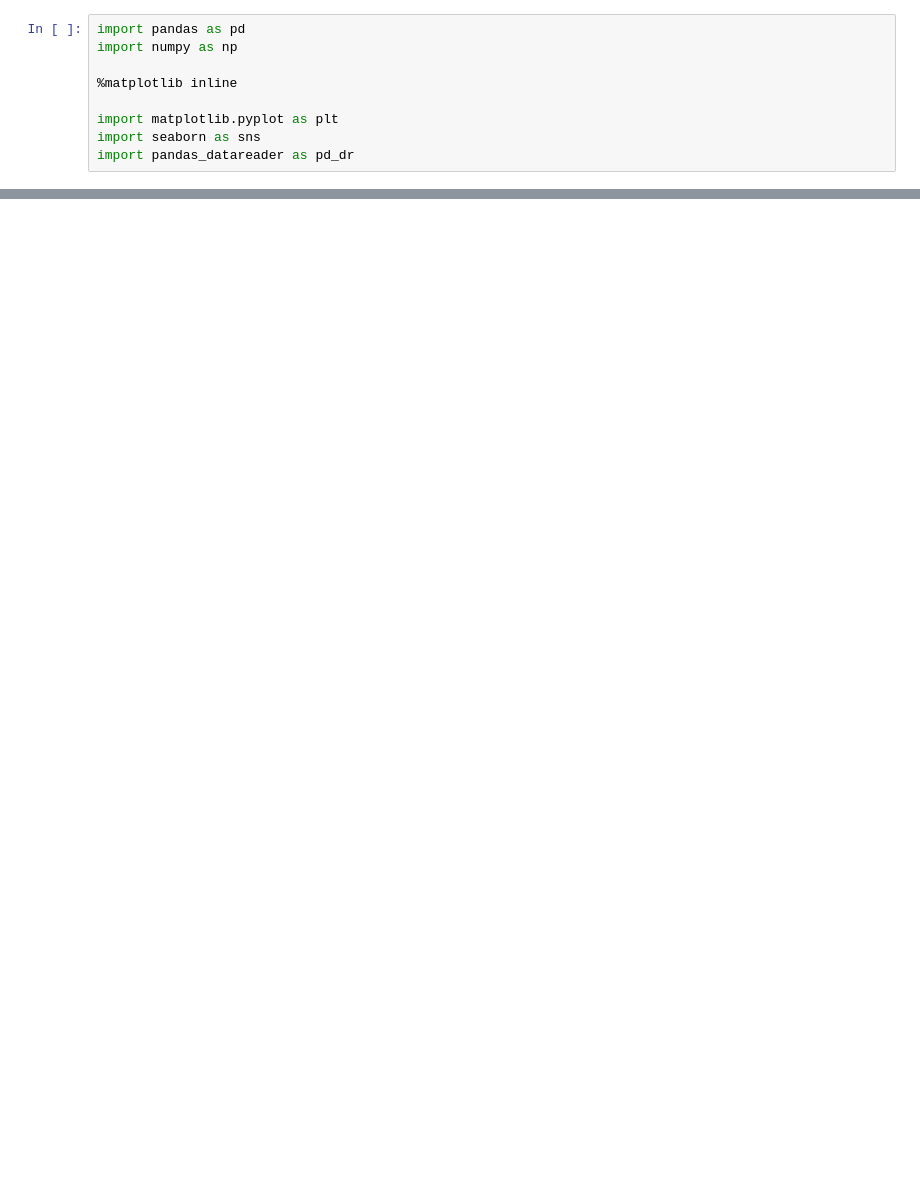
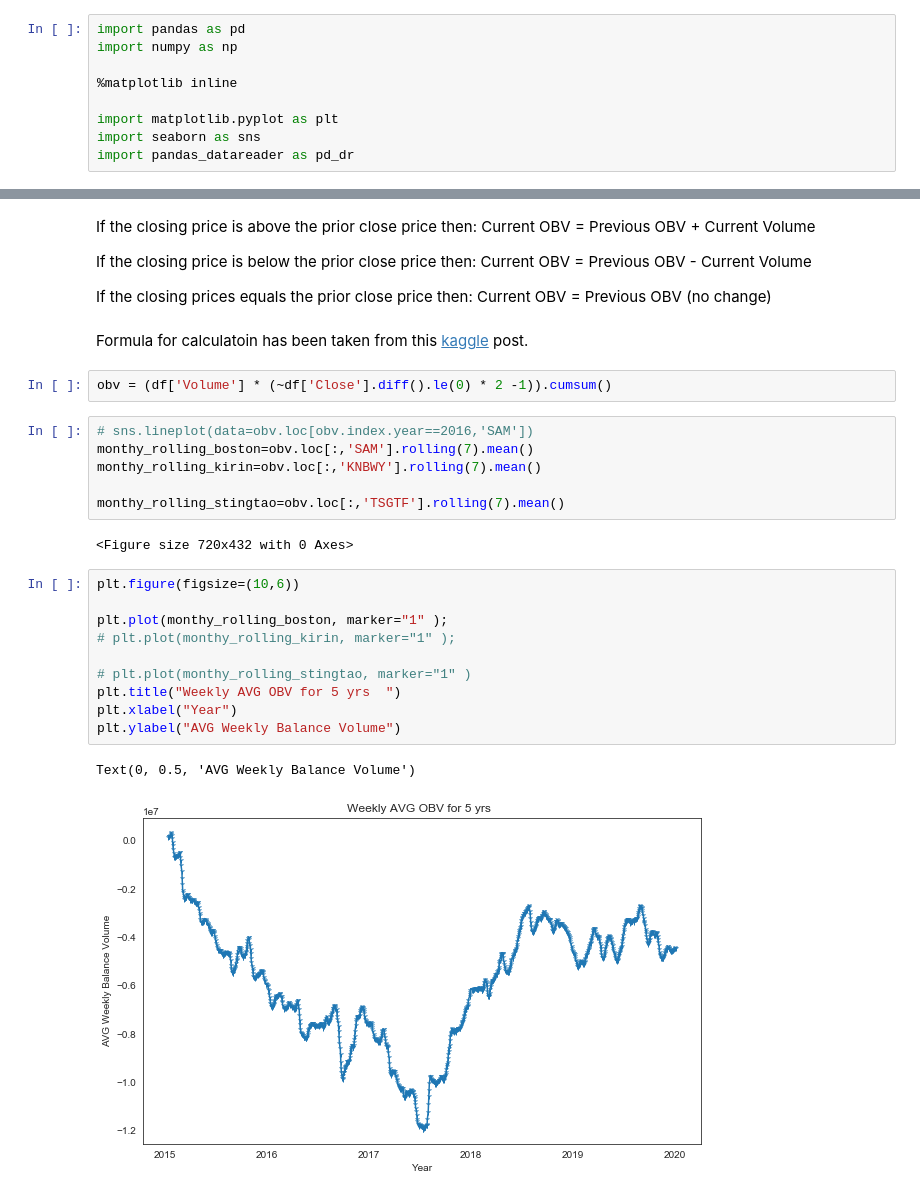
Before and after one commit to nibukdk/Stock-Analysis, a Jupyter notebook: stock_analysis.ipynb, the cells around one changed output, grey strips where cells are left out. Drawn from its saved outputs; the diff is of its cells as text; blank space fills up the shorter version.

```diff
--- a/stock_analysis.ipynb
+++ b/stock_analysis.ipynb
@@ -16,0 +111,31 @@ df = df_original.copy()
+# %% [markdown]
+If the closing price is above the prior close price then: Current OBV = Previous OBV + Current Volume
+
+If the closing price is below the prior close price then: Current OBV = Previous OBV - Current Volume
+
+If the closing prices equals the prior close price then: Current OBV = Previous OBV (no change)
+# %% [markdown]
+Formula for calculatoin has been taken from this [kaggle](https://www.kaggle.com/kratisaxena/stock-market-technical-indicators-visualization#Stock-Market-Visualization) post.
+# %%
+obv = (df['Volume'] * (~df['Close'].diff().le(0) * 2 -1)).cumsum()
+# %%
+# sns.lineplot(data=obv.loc[obv.index.year==2016,'SAM'])
+monthy_rolling_boston=obv.loc[:,'SAM'].rolling(7).mean()
+monthy_rolling_kirin=obv.loc[:,'KNBWY'].rolling(7).mean()
+
+monthy_rolling_stingtao=obv.loc[:,'TSGTF'].rolling(7).mean()
+# %% [output]
+<Figure size 720x432 with 0 Axes>
+# %%
+plt.figure(figsize=(10,6))
+
+plt.plot(monthy_rolling_boston, marker="1" );
+# plt.plot(monthy_rolling_kirin, marker="1" );
+
+# plt.plot(monthy_rolling_stingtao, marker="1" )
+plt.title("Weekly AVG OBV for 5 yrs  ")
+plt.xlabel("Year")
+plt.ylabel("AVG Weekly Balance Volume")
+# %% [output]
+Text(0, 0.5, 'AVG Weekly Balance Volume')
+[figure, added]
```
Also changed, not shown: parts of 14 cells of this notebook.
